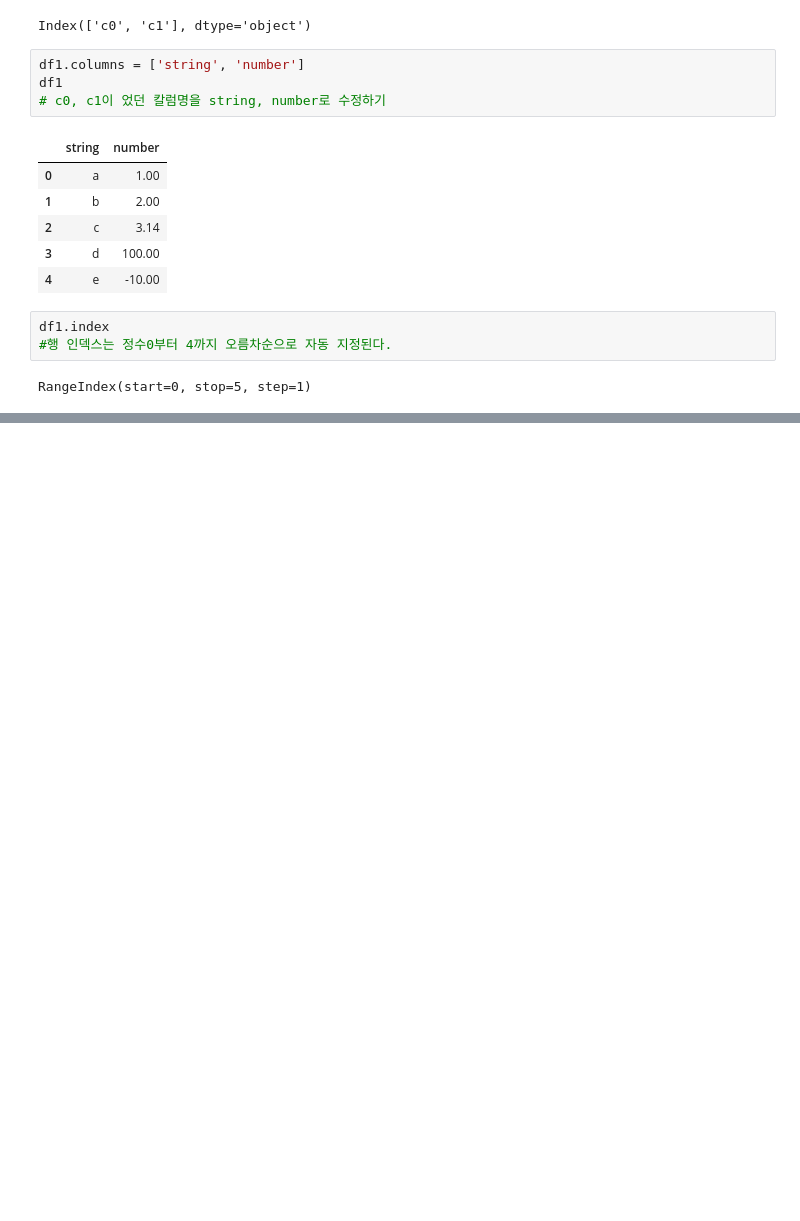
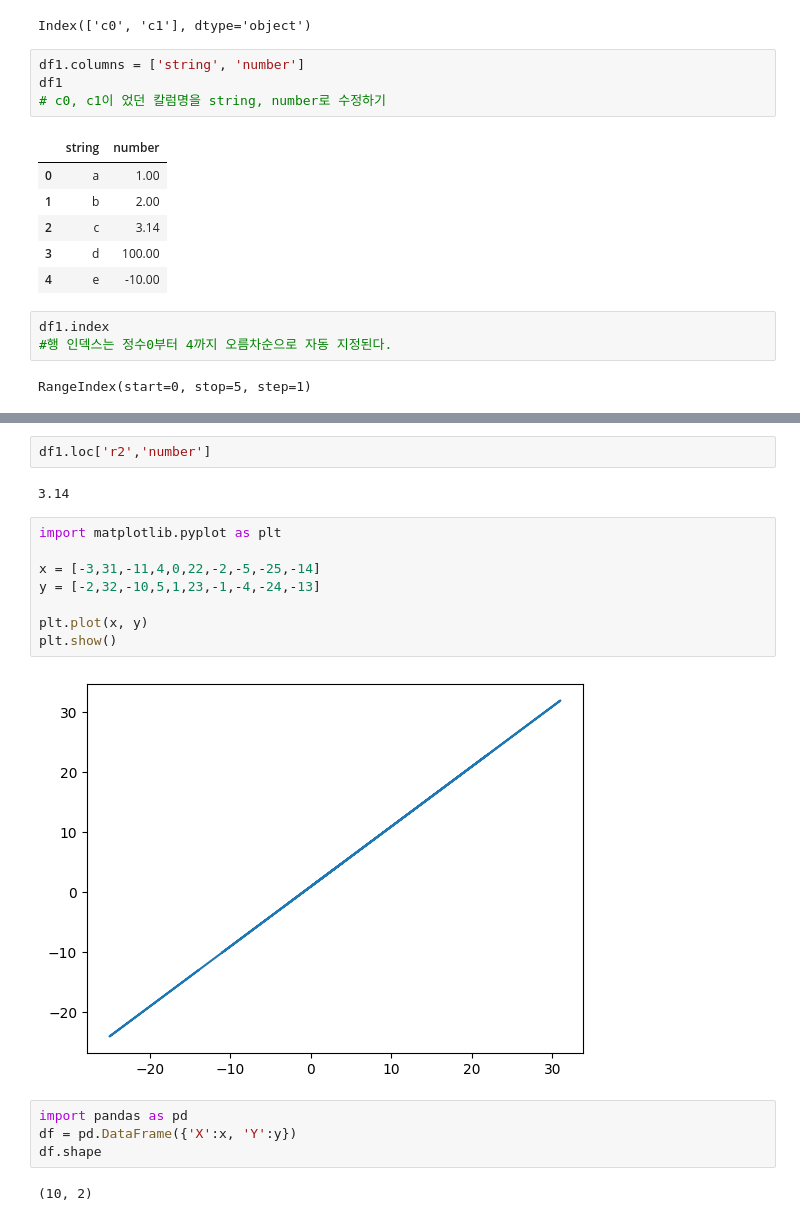
Before and after one commit to jihun5/it_jupyter, a Jupyter notebook: 지울용도.ipynb, the cells around one changed output, grey strips where cells are left out. Drawn from its saved outputs; the diff is of its cells as text; blank space fills up the shorter version.

```diff
--- a/지울용도.ipynb
+++ b/지울용도.ipynb
@@ -83,0 +94,20 @@ RangeIndex(start=0, stop=5, step=1)
+# %%
+df1.loc['r2','number']
+# %% [output]
+3.14
+# %%
+import matplotlib.pyplot as plt
+
+x = [-3,31,-11,4,0,22,-2,-5,-25,-14]
+y = [-2,32,-10,5,1,23,-1,-4,-24,-13]
+
+plt.plot(x, y)
+plt.show()
+# %% [output]
+[figure, added]
+# %%
+import pandas as pd
+df = pd.DataFrame({'X':x, 'Y':y})
+df.shape
+# %% [output]
+(10, 2)
```
Also changed, not shown: parts of 8 cells of this notebook, 3 other files.
